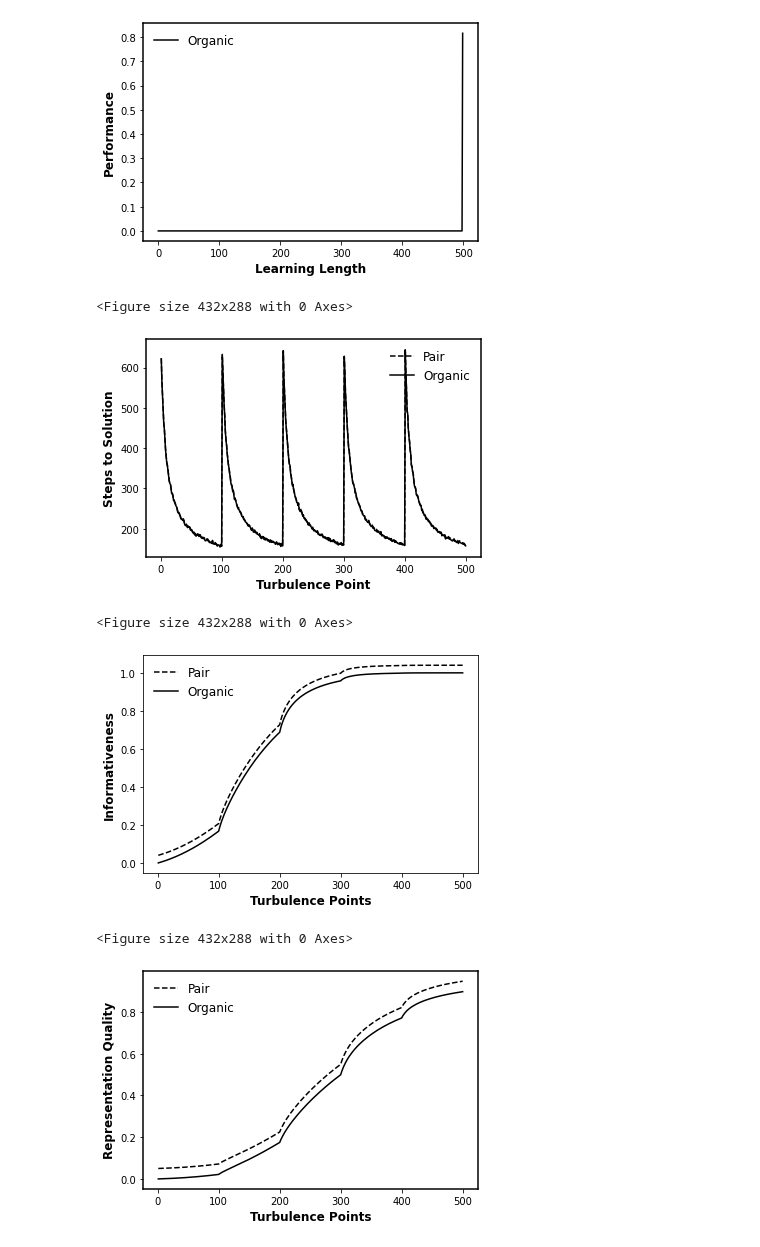
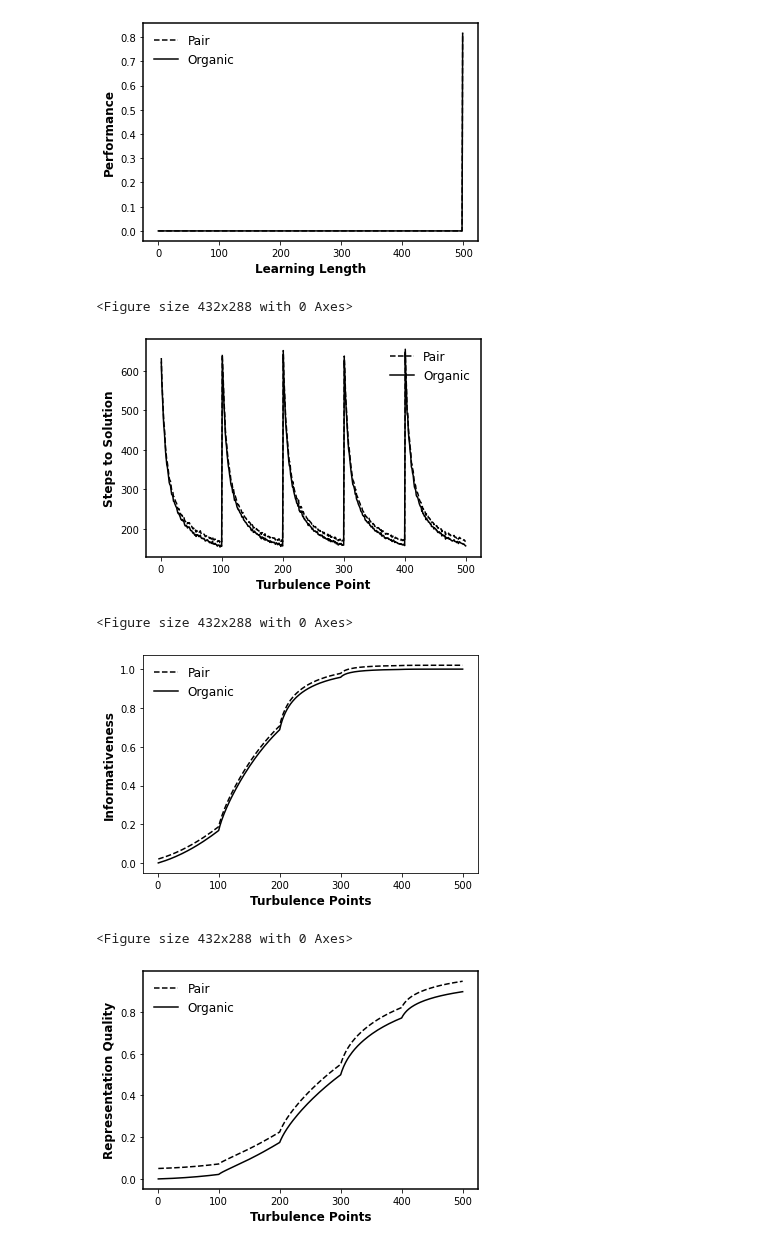
Before and after one commit to GrandJune/HAI, a Jupyter notebook: Turbulence/Results.ipynb, the cells around one changed output. Drawn from its saved outputs; the diff is of its cells as text; code cells hidden in the pictures.

Commit message:
Initialize: Figure 1-performance across learning length
Figure 2-Informed across distance from low peaks

```diff
--- a/Turbulence/Results.ipynb
+++ b/Turbulence/Results.ipynb
@@ -3,7 +3,7 @@ import matplotlib.pyplot as plt
 import pickle
 import numpy as np
 legend_properties = {'weight':'bold'}
-data_folder = r"E:\data\hai-0520\Turbulence_3"
+data_folder = r"E:\data\hai-0520\Turbulence_4"
 
 organic_performance_file = data_folder + r"\organic_performance_across_turbulence"
 organic_knowledge_file = data_folder + r"\organic_knowledge_across_turbulence"
@@ -35,25 +35,25 @@ with open(pair_knowledge_quality_file, 'rb') as infile:
 # %%
 # Performance
 x = range(len(pair_performance_across_episodes))
 fig, ax = plt.subplots()
 ax.spines["left"].set_linewidth(1.5)
 ax.spines["right"].set_linewidth(1.5)
 ax.spines["top"].set_linewidth(1.5)
 ax.spines["bottom"].set_linewidth(1.5)
-# plt.plot(x, pair_performance_across_episodes, "k--", label="Pair")
+plt.plot(x, pair_performance_across_episodes, "k--", label="Pair")
 plt.plot(x, organic_performance_across_episodes, "k-", label="Organic")
 plt.xlabel('Learning Length', fontweight='bold', fontsize=12)
 plt.ylabel('Performance', fontweight='bold', fontsize=12)
 # plt.xticks(x)
 # ax.set_ylim(0.50, 0.95)
 plt.legend(frameon=False, ncol=1, fontsize=12)
 plt.savefig(data_folder + r"\Performance_across_turbulence.png", transparent=True, dpi=300)
 plt.show()
 plt.clf()
 # print(pair_performance_across_episodes)
 # print(organic_performance_across_episodes)
 # %% [output]
-[figure, old version]
+[figure, new version]
 <Figure size 432x288 with 0 Axes>
 # %%
 # Histogram
@@ -100,7 +100,7 @@ ax.spines["left"].set_linewidth(1.5)
 ax.spines["right"].set_linewidth(1.5)
 ax.spines["top"].set_linewidth(1.5)
 ax.spines["bottom"].set_linewidth(1.5)
-pair_steps_across_episodes = [each + 1 for each in pair_steps_across_episodes]
+pair_steps_across_episodes = [each + 10 for each in pair_steps_across_episodes]
 plt.plot(x, pair_steps_across_episodes, "k--", label="Pair")
 plt.plot(x, organic_steps_across_episodes, "k-", label="Organic")
 plt.xlabel('Turbulence Point', fontweight='bold', fontsize=12)
@@ -114,7 +114,7 @@ plt.clf()
 # print(pair_steps_across_episodes)
 # print(organic_steps_across_episodes)
 # %% [output]
-[figure, old version]
+[figure, new version]
 <Figure size 432x288 with 0 Axes>
 # %%
 # # Knowledge I
@@ -137,7 +137,7 @@ plt.show()
 plt.clf()
 # print(pair_knowledge_across_episodes)
 # %% [output]
-[figure, old version]
+[figure, new version]
 <Figure size 432x288 with 0 Axes>
 # %%
 # Knowledge II
```
Also changed, not shown: 4 other files.
